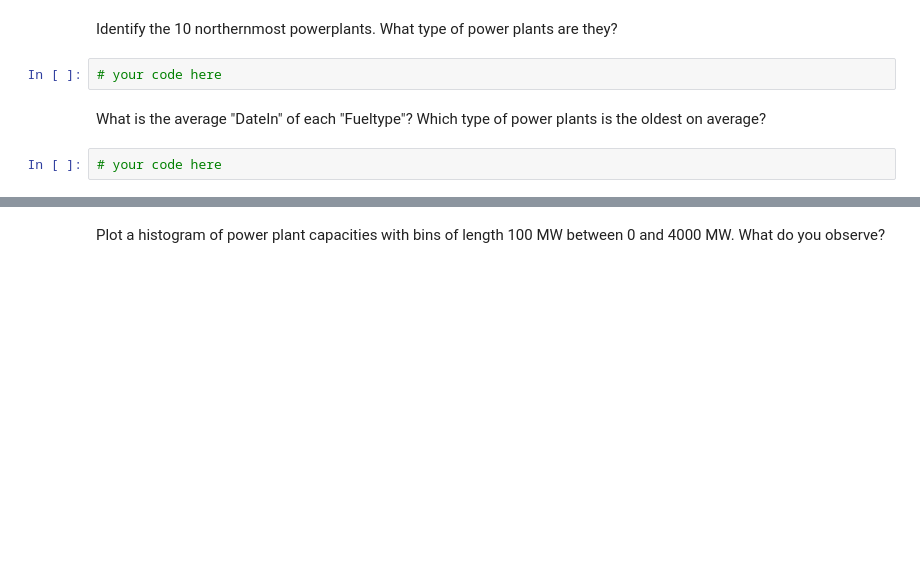
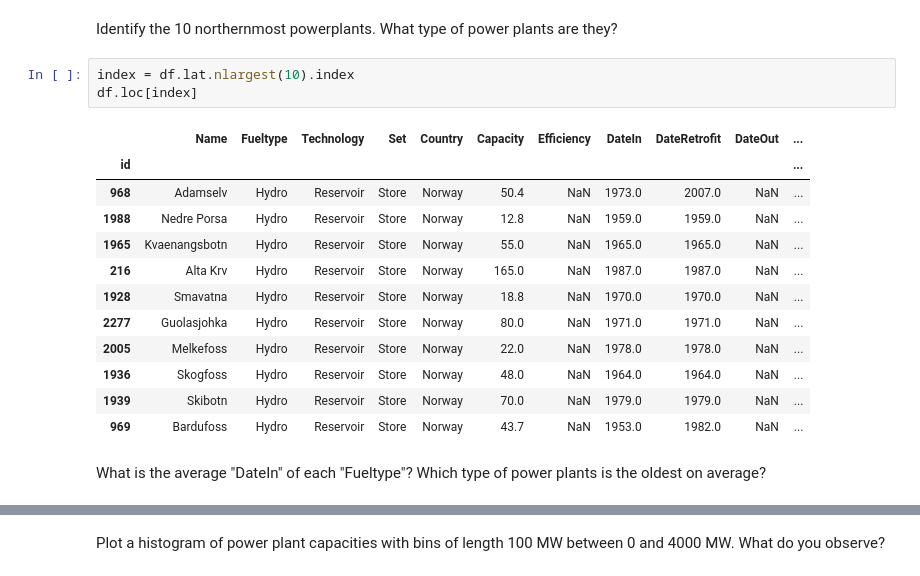
Before and after one commit to fneum/data-science-for-esm, a Jupyter notebook: data-science-for-esm/03-workshop-pandas.ipynb, the cells around one changed output, grey strips where cells are left out. Drawn from its saved outputs; the diff is of its cells as text; blank space fills up the shorter version.

```diff
--- a/data-science-for-esm/03-workshop-pandas.ipynb
+++ b/data-science-for-esm/03-workshop-pandas.ipynb
@@ -766,8 +839,20 @@ Identify the power plant with the longest "Name".
 # %% [markdown]
 Identify the 10 northernmost powerplants. What type of power plants are they?
-# %%
-# your code here
+# %%
+index = df.lat.nlargest(10).index
+df.loc[index]
+# %% [output]
+|  | Name | Fueltype | Technology | Set | Country | Capacity | Efficiency | DateIn | DateRetrofit | DateOut | ... |
+| id |  |  |  |  |  |  |  |  |  |  | ... |
+| 968 | Adamselv | Hydro | Reservoir | Store | Norway | 50.4 | NaN | 1973.0 | 2007.0 | NaN | ... |
+| 1988 | Nedre Porsa | Hydro | Reservoir | Store | Norway | 12.8 | NaN | 1959.0 | 1959.0 | NaN | ... |
+| 1965 | Kvaenangsbotn | Hydro | Reservoir | Store | Norway | 55.0 | NaN | 1965.0 | 1965.0 | NaN | ... |
+| 216 | Alta Krv | Hydro | Reservoir | Store | Norway | 165.0 | NaN | 1987.0 | 1987.0 | NaN | ... |
+| 1928 | Smavatna | Hydro | Reservoir | Store | Norway | 18.8 | NaN | 1970.0 | 1970.0 | NaN | ... |
+| 2277 | Guolasjohka | Hydro | Reservoir | Store | Norway | 80.0 | NaN | 1971.0 | 1971.0 | NaN | ... |
+| 2005 | Melkefoss | Hydro | Reservoir | Store | Norway | 22.0 | NaN | 1978.0 | 1978.0 | NaN | ... |
+| 1936 | Skogfoss | Hydro | Reservoir | Store | Norway | 48.0 | NaN | 1964.0 | 1964.0 | NaN | ... |
+| 1939 | Skibotn | Hydro | Reservoir | Store | Norway | 70.0 | NaN | 1979.0 | 1979.0 | NaN | ... |
+| 969 | Bardufoss | Hydro | Reservoir | Store | Norway | 43.7 | NaN | 1953.0 | 1982.0 | NaN | ... |
 # %% [markdown]
 What is the average "DateIn" of each "Fueltype"? Which type of power plants is the oldest on average?
-# %%
-# your code here
```
Also changed, not shown: parts of 19 cells of this notebook.
